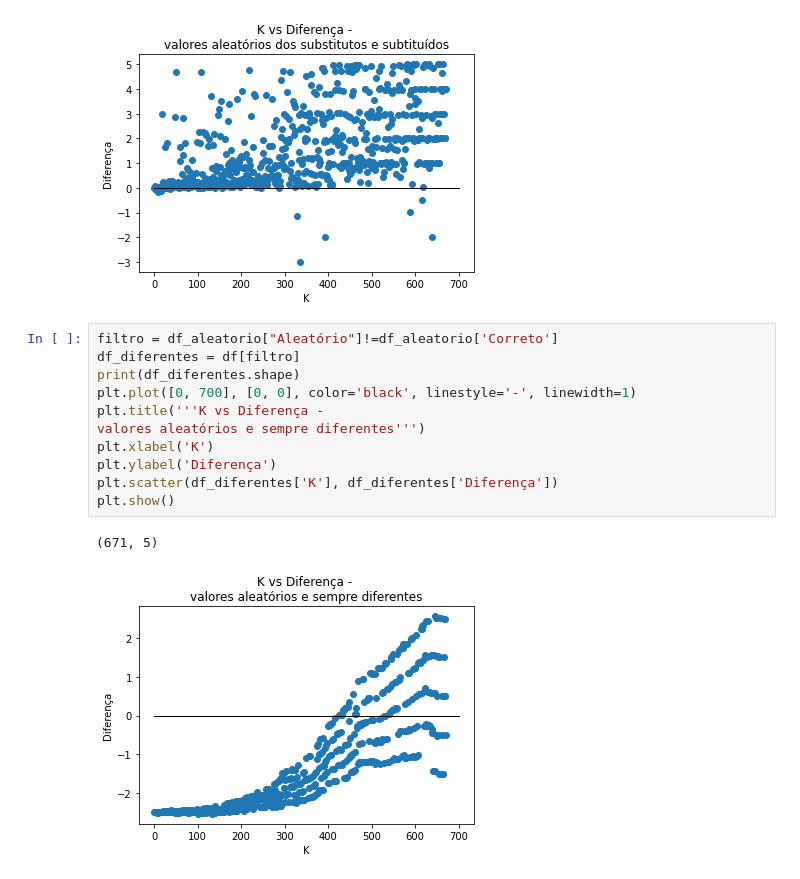
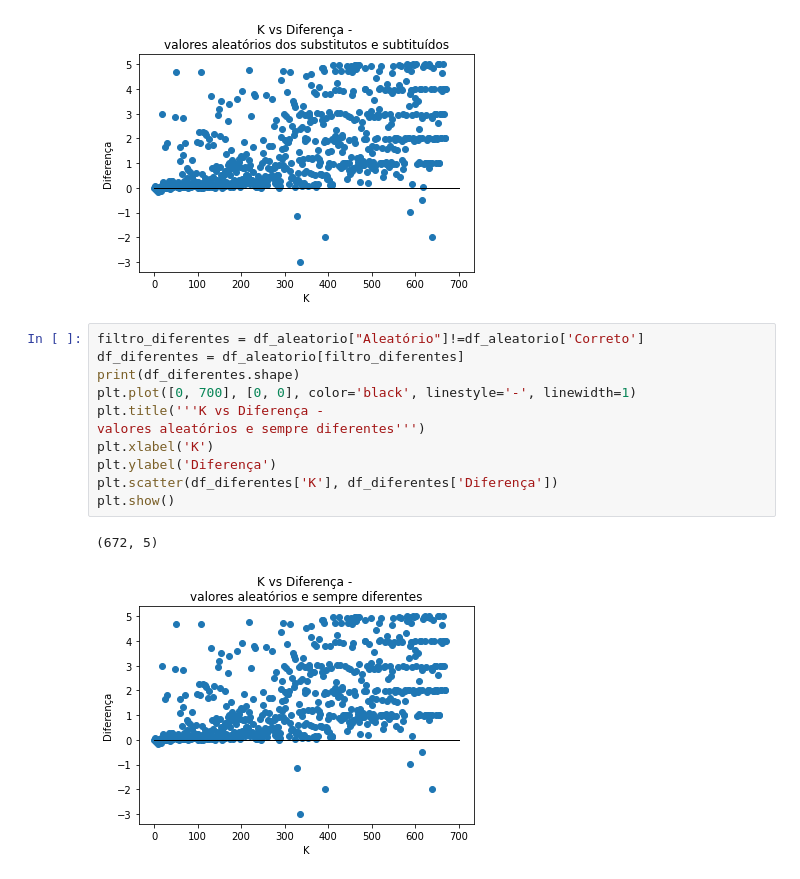
Before and after one commit to alfredjynx/Netflix-Sigma, a Jupyter notebook: netfelix.ipynb, the cells around one changed output. Cells and saved outputs as stored; diff of their text form.

```diff
--- a/netfelix.ipynb
+++ b/netfelix.ipynb
@@ -334,17 +334,17 @@ plt.show()
 # %% [output]
 [figure]
 # %%
-filtro = df_aleatorio["Aleatório"]!=df_aleatorio['Correto']
-df_diferentes = df[filtro]
+filtro_diferentes = df_aleatorio["Aleatório"]!=df_aleatorio['Correto']
+df_diferentes = df_aleatorio[filtro_diferentes]
 print(df_diferentes.shape)
 plt.plot([0, 700], [0, 0], color='black', linestyle='-', linewidth=1)
 plt.title('''K vs Diferença -
 valores aleatórios e sempre diferentes''')
 plt.xlabel('K')
 plt.ylabel('Diferença')
 plt.scatter(df_diferentes['K'], df_diferentes['Diferença'])
 plt.show()
 # %% [output]
-(671, 5)
+(672, 5)
-[figure, old version]
+[figure, new version]
 # %%
```
Also changed, not shown: parts of 1 cell of this notebook.
